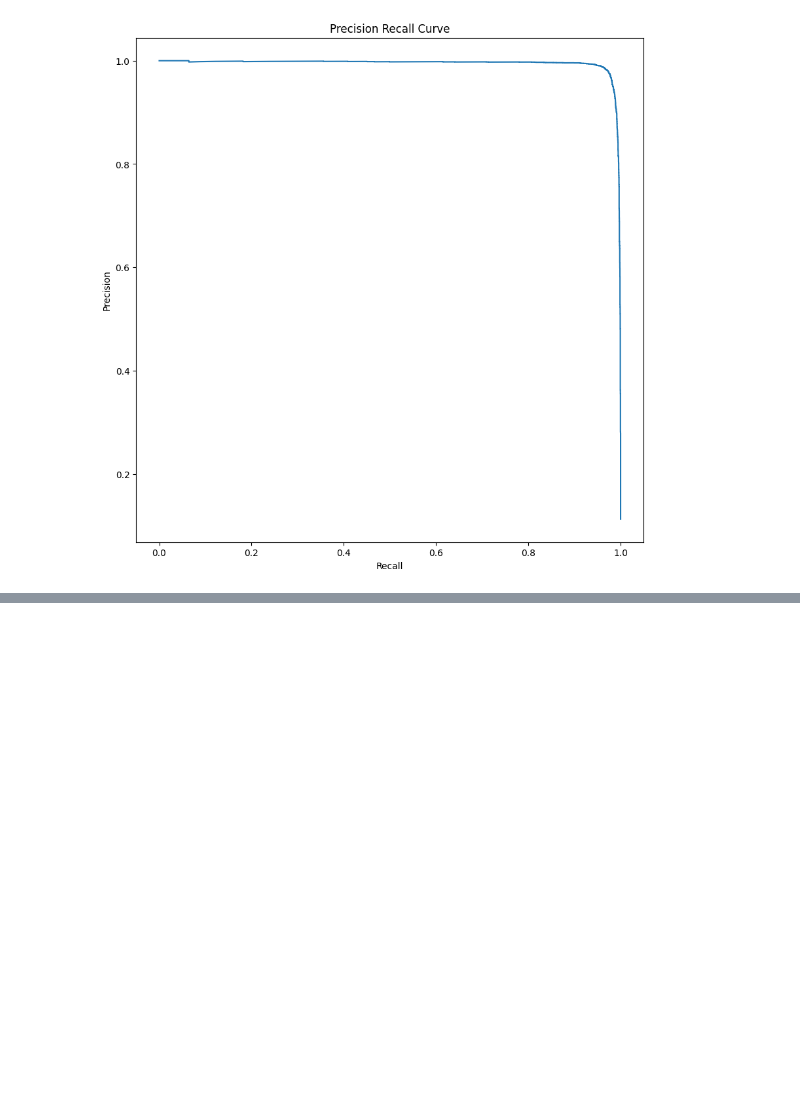
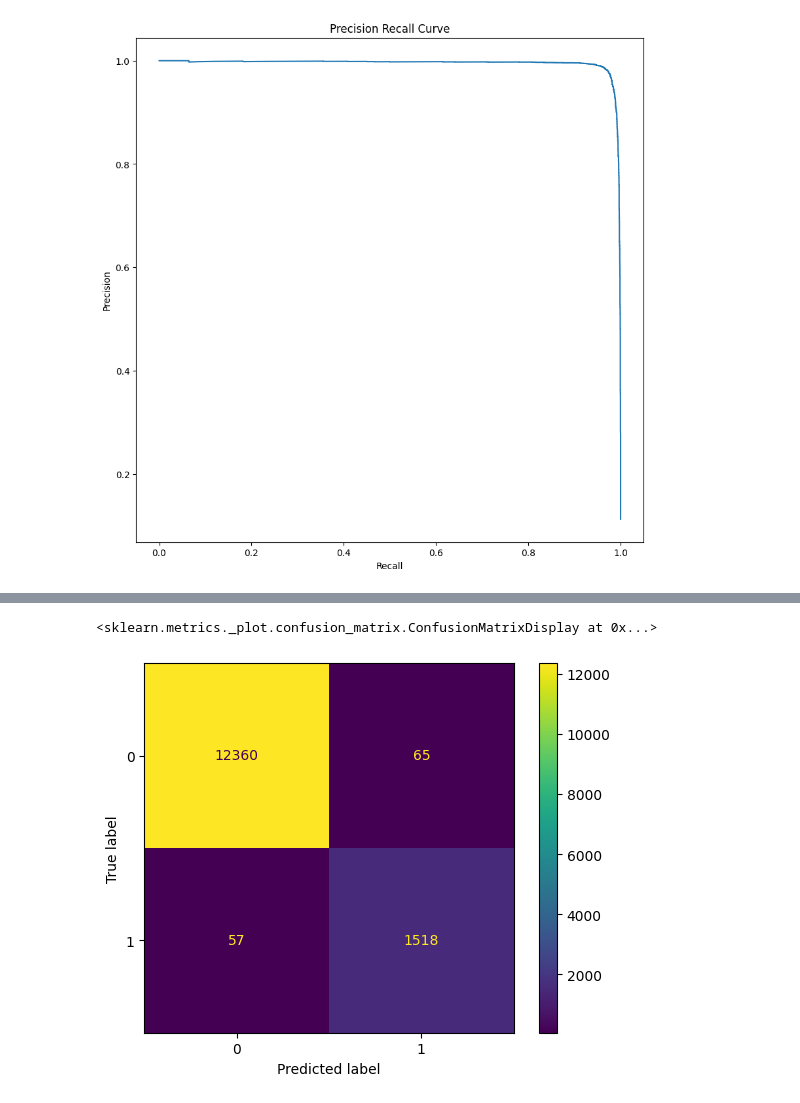
Before and after one commit to SandersJack/DevTraining, a Jupyter notebook: MachineLearning/BinaryClassifier.ipynb, the cells around one changed output, grey strips where cells are left out. Saved outputs shown, nothing was run; the diff lists cells and outputs as text; code cells hidden in the pictures; blank space fills up the shorter version.

```diff
--- a/MachineLearning/BinaryClassifier.ipynb
+++ b/MachineLearning/BinaryClassifier.ipynb
@@ -292,0 +303,7 @@ plt.show()
+# %%
+from sklearn.metrics import ConfusionMatrixDisplay
+disp = ConfusionMatrixDisplay(confusion_matrix(y_true=Y_test, y_pred=y_test_pred, labels=[0,1]))
+disp.plot()
+# %% [output]
+<sklearn.metrics._plot.confusion_matrix.ConfusionMatrixDisplay at 0x...>
+[figure, added]
```
Also changed, not shown: parts of 2 cells of this notebook.
